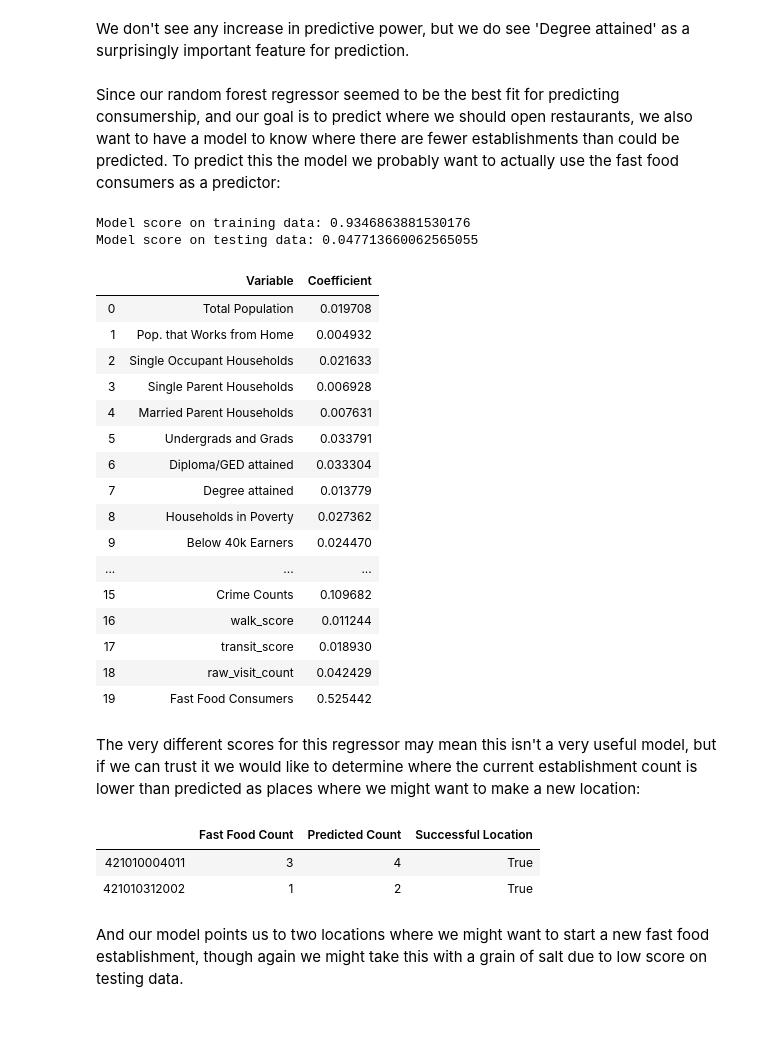
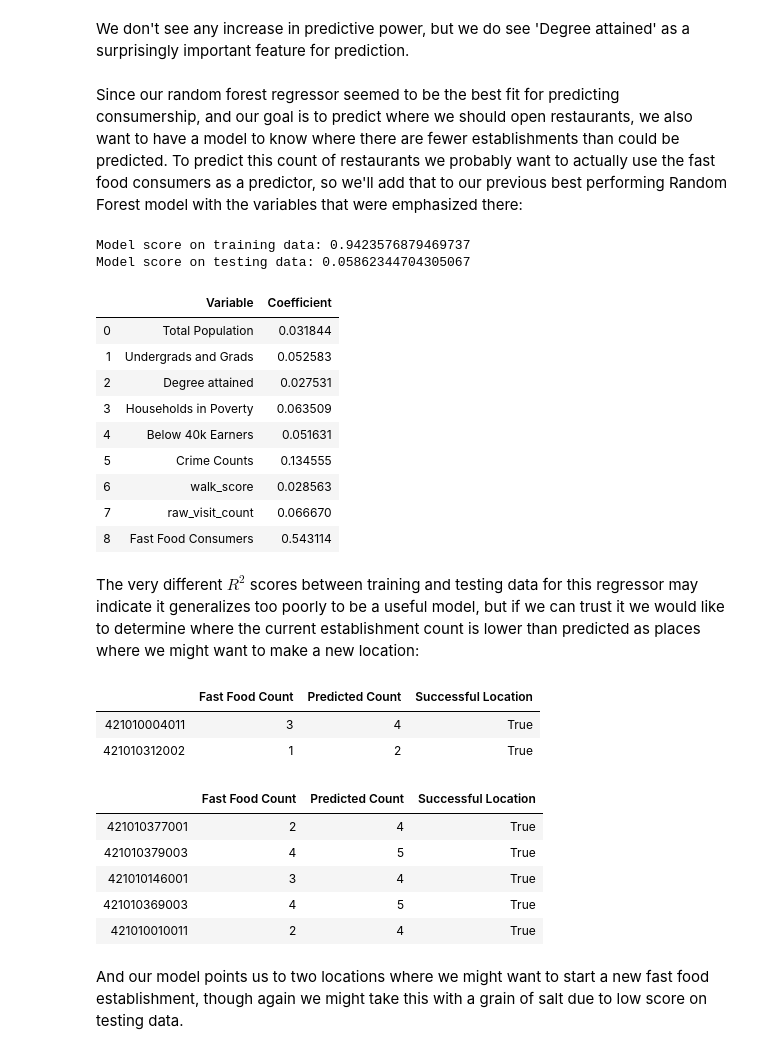
Before and after one commit to jon-e-pizza/Springboard, a Jupyter notebook: CapstoneFastFoodEstablishments/learning/machine-learning.ipynb, the cells around one changed output. Saved outputs shown, nothing was run; the diff lists cells and outputs as text; code cells hidden in the pictures; blank space fills up the shorter version.

Commit message:
Narrow random forest regressor, add process doc

```diff
--- a/CapstoneFastFoodEstablishments/learning/machine-learning.ipynb
+++ b/CapstoneFastFoodEstablishments/learning/machine-learning.ipynb
@@ -387,43 +387,40 @@ Model score on testing data: 0.5897843086228176
 # %% [markdown]
 We don't see any increase in predictive power, but we do see 'Degree attained' as a surprisingly important feature for prediction.
 # %% [markdown]
-Since our random forest regressor seemed to be the best fit for predicting consumership, and our goal is to predict where we should open restaurants, we also want to have a model to know where there are fewer establishments than could be predicted. To predict this the model we probably want to actually use the fast food consumers as a predictor:
+Since our random forest regressor seemed to be the best fit for predicting consumership, and our goal is to predict where we should open restaurants, we also want to have a model to know where there are fewer establishments than could be predicted. To predict this count of restaurants we probably want to actually use the fast food consumers as a predictor, so we'll add that to our previous best performing Random Forest model with the variables that were emphasized there:
 # %%
-x_train_count = x_train.copy()
+x_train_count = x_train[['Total Population', 'Undergrads and Grads',
+    'Degree attained', 'Households in Poverty', 'Below 40k Earners',
+    'Crime Counts', 'walk_score', 'raw_visit_count']].copy()
 x_train_count['Fast Food Consumers'] = y_train['Fast Food Consumers']
 
-x_test_count = x_test.copy()
+x_test_count = x_test[['Total Population', 'Undergrads and Grads',
+    'Degree attained', 'Households in Poverty', 'Below 40k Earners',
+    'Crime Counts', 'walk_score', 'raw_visit_count']].copy()
 x_test_count['Fast Food Consumers'] = y_test['Fast Food Consumers']
 
 forest = RandomForestRegressor(n_estimators=350, random_state=42)
 forest.fit(x_train_count, y_train['Fast Food Count'])
 tr_score = forest.score(x_train_count, y_train['Fast Food Count'])
 te_score = forest.score(x_test_count, y_test['Fast Food Count'])
 print('Model score on training data: {}'.format(tr_score))
 print('Model score on testing data: {}'.format(te_score))
 pd.DataFrame({'Variable': x_train_count.columns, 'Coefficient': forest.feature_importances_})
 # %% [output]
-Model score on training data: 0.9346863881530176
-Model score on testing data: 0.047713660062565055
+Model score on training data: 0.9423576879469737
+Model score on testing data: 0.05862344704305067
 |  | Variable | Coefficient |
-| 0 | Total Population | 0.019708 |
-| 1 | Pop. that Works from Home | 0.004932 |
-| 2 | Single Occupant Households | 0.021633 |
-| 3 | Single Parent Households | 0.006928 |
-| 4 | Married Parent Households | 0.007631 |
-| 5 | Undergrads and Grads | 0.033791 |
-| 6 | Diploma/GED attained | 0.033304 |
-| 7 | Degree attained | 0.013779 |
-| 8 | Households in Poverty | 0.027362 |
-| 9 | Below 40k Earners | 0.024470 |
-| ... | ... | ... |
-| 15 | Crime Counts | 0.109682 |
-| 16 | walk_score | 0.011244 |
-| 17 | transit_score | 0.018930 |
-| 18 | raw_visit_count | 0.042429 |
-| 19 | Fast Food Consumers | 0.525442 |
+| 0 | Total Population | 0.031844 |
+| 1 | Undergrads and Grads | 0.052583 |
+| 2 | Degree attained | 0.027531 |
+| 3 | Households in Poverty | 0.063509 |
+| 4 | Below 40k Earners | 0.051631 |
+| 5 | Crime Counts | 0.134555 |
+| 6 | walk_score | 0.028563 |
+| 7 | raw_visit_count | 0.066670 |
+| 8 | Fast Food Consumers | 0.543114 |
 # %% [markdown]
-The very different scores for this regressor may mean this isn't a very useful model, but if we can trust it we would like to determine where the current establishment count is lower than predicted as places where we might want to make a new location:
+The very different $R^2$ scores between training and testing data for this regressor may indicate it generalizes too poorly to be a useful model, but if we can trust it we would like to determine where the current establishment count is lower than predicted as places where we might want to make a new location:
 # %%
 pc = pd.DataFrame({
     'Fast Food Count': y_train['Fast Food Count'].astype(int),
@@ -434,6 +431,19 @@ pc[pc['Successful Location'] & (pc['Fast Food Count']<pc['Predicted Count'])]
 |  | Fast Food Count | Predicted Count | Successful Location |
 | 421010004011 | 3 | 4 | True |
 | 421010312002 | 1 | 2 | True |
+# %%
+pc = pd.DataFrame({
+    'Fast Food Count': y_test['Fast Food Count'].astype(int),
+    'Predicted Count': forest.predict(x_test_count).astype(int),
+    'Successful Location': y_test['Successful Location']})
+pc[pc['Successful Location'] & (pc['Fast Food Count']<pc['Predicted Count'])]
+# %% [output]
+|  | Fast Food Count | Predicted Count | Successful Location |
+| 421010377001 | 2 | 4 | True |
+| 421010379003 | 4 | 5 | True |
+| 421010146001 | 3 | 4 | True |
+| 421010369003 | 4 | 5 | True |
+| 421010010011 | 2 | 4 | True |
 # %% [markdown]
 And our model points us to two locations where we might want to start a new fast food establishment, though again we might take this with a grain of salt due to low score on testing data.
 # %% [markdown]
```
Also changed, not shown: parts of 3 cells of this notebook, 1 other file.
